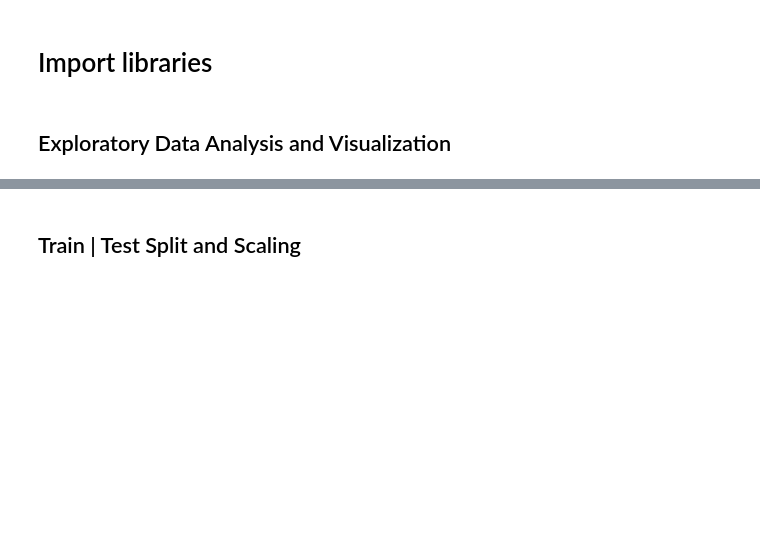
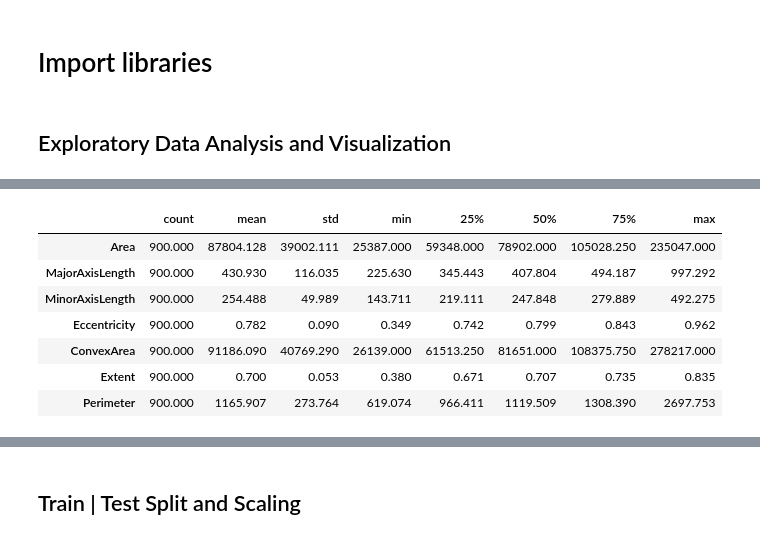
Before and after one commit to ssamiyavuzz/Raisin-Class-Project, a Jupyter notebook: Raisin_Class_Prediction.ipynb, the cells around one changed output, grey strips where cells are left out. Saved outputs shown, nothing was run; the diff lists cells and outputs as text; code cells hidden in the pictures; blank space fills up the shorter version.

```diff
--- a/Raisin_Class_Prediction.ipynb
+++ b/Raisin_Class_Prediction.ipynb
@@ -22,0 +71,11 @@ Attribute Information:
+# %%
+df.describe().T
+# %% [output]
+|  | count | mean | std | min | 25% | 50% | 75% | max |
+| Area | 900.000 | 87804.128 | 39002.111 | 25387.000 | 59348.000 | 78902.000 | 105028.250 | 235047.000 |
+| MajorAxisLength | 900.000 | 430.930 | 116.035 | 225.630 | 345.443 | 407.804 | 494.187 | 997.292 |
+| MinorAxisLength | 900.000 | 254.488 | 49.989 | 143.711 | 219.111 | 247.848 | 279.889 | 492.275 |
+| Eccentricity | 900.000 | 0.782 | 0.090 | 0.349 | 0.742 | 0.799 | 0.843 | 0.962 |
+| ConvexArea | 900.000 | 91186.090 | 40769.290 | 26139.000 | 61513.250 | 81651.000 | 108375.750 | 278217.000 |
+| Extent | 900.000 | 0.700 | 0.053 | 0.380 | 0.671 | 0.707 | 0.735 | 0.835 |
+| Perimeter | 900.000 | 1165.907 | 273.764 | 619.074 | 966.411 | 1119.509 | 1308.390 | 2697.753 |
```
Also changed, not shown: parts of 9 cells of this notebook.
